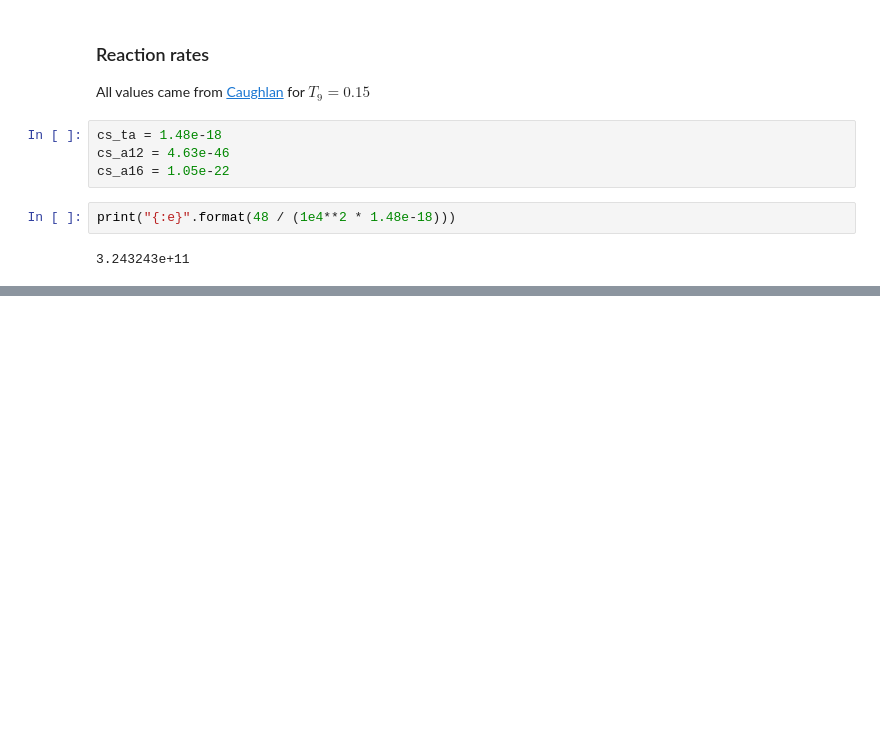
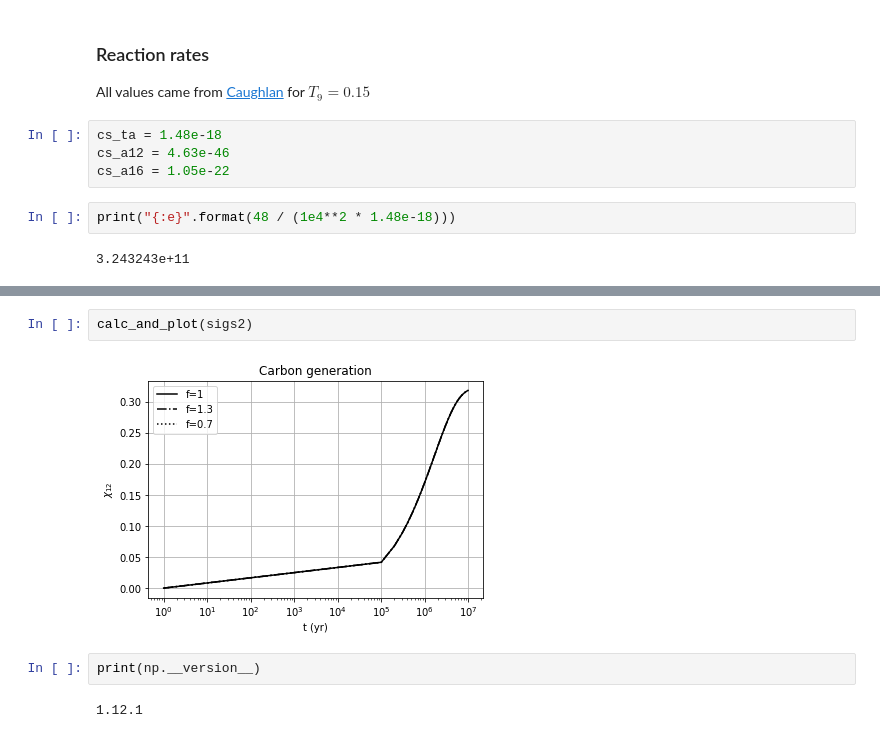
Before and after one commit to mileslucas/astro580, a Jupyter notebook: hw3/hw3.ipynb, the cells around one changed output, grey strips where cells are left out. Drawn from its saved outputs; the diff is of its cells as text; blank space fills up the shorter version.

```diff
--- a/hw3/hw3.ipynb
+++ b/hw3/hw3.ipynb
@@ -87,0 +107,8 @@ plt.subplots_adjust(hspace=0.01)
+# %%
+calc_and_plot(sigs2)
+# %% [output]
+[figure, added]
+# %%
+print(np.__version__)
+# %% [output]
+1.12.1
```
Also changed, not shown: parts of 8 cells of this notebook, 1 other file.
